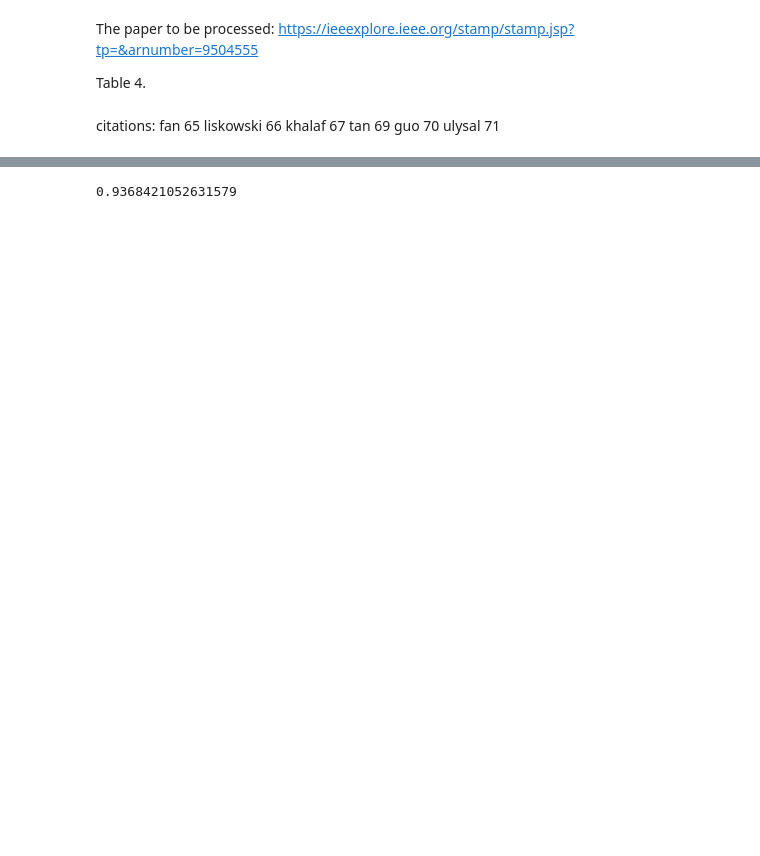
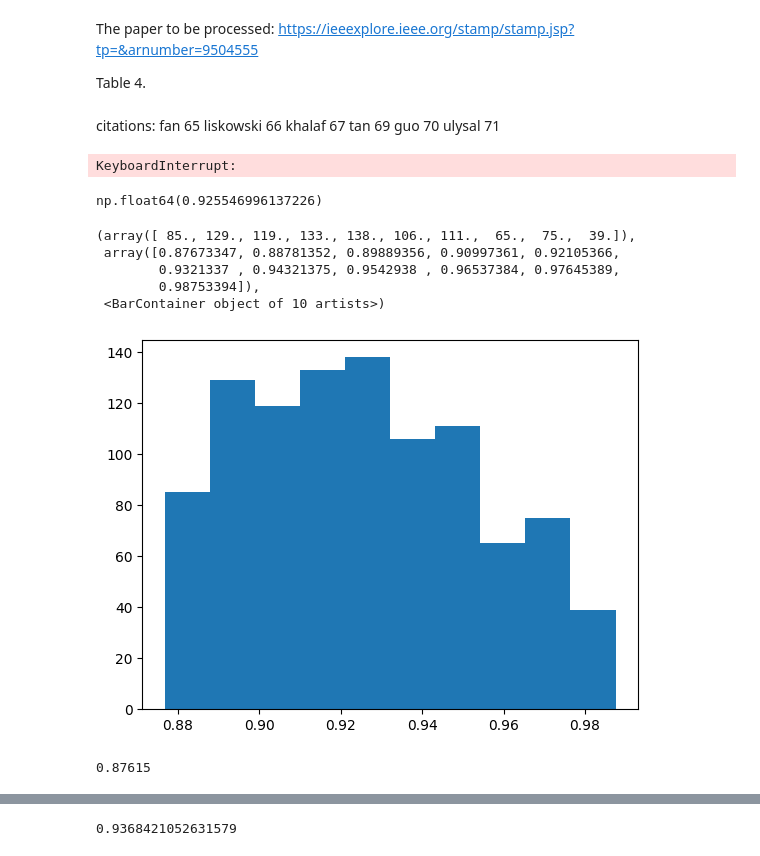
Before and after one commit to FalseNegativeLab/mlscorecheck, a Jupyter notebook: notebooks/auc_experiments/05-application-retinal-vessel.ipynb, the cells around one changed output, grey strips where cells are left out. Saved outputs shown, nothing was run; the diff lists cells and outputs as text; code cells hidden in the pictures; blank space fills up the shorter version.

```diff
--- a/notebooks/auc_experiments/05-application-retinal-vessel.ipynb
+++ b/notebooks/auc_experiments/05-application-retinal-vessel.ipynb
@@ -13,3 +20,7 @@ ulysal 71
+# %%
+sp.integrate((1 - x**beta)*sp.diff((1 - x)**alpha, x), (x, 0, 1))
+# %% [output]
+KeyboardInterrupt:
 # %%
 import numpy as np
 import pandas as pd
@@ -21 +33,28 @@ from mlscorecheck.auc import auc_onmin_grad, auc_maxa_grad, auc_max_grad, auc_rm
 from mlscorecheck.experiments import load_drive
+# %%
+fprs, tprs = [], []
+for _ in range(1000):
+    fp, tp = generate_1_roc_curve(0.7763, 1.0 - 0.9767, 1000, random_middle=False)
+    fprs.append(fp)
+    tprs.append(tp)
+fprs = np.vstack(fprs)
+tprs = np.vstack(tprs)
+# %%
+aucs = integrate_roc_curves(fprs, tprs)
+# %%
+np.mean(aucs)
+# %% [output]
+np.float64(0.925546996137226)
+# %%
+plt.hist(aucs)
+# %% [output]
+(array([ 85., 129., 119., 133., 138., 106., 111.,  65.,  75.,  39.]),
+ array([0.87673347, 0.88781352, 0.89889356, 0.90997361, 0.92105366,
+        0.9321337 , 0.94321375, 0.9542938 , 0.96537384, 0.97645389,
+        0.98753394]),
+ <BarContainer object of 10 artists>)
+[figure, added]
+# %%
+(auc_min(1.0 - 0.976, 0.7763) + auc_max(1.0 - 0.976, 0.7763))/2
+# %% [output]
+0.87615
```
Also changed, not shown: parts of 36 cells of this notebook, 5 other files.
